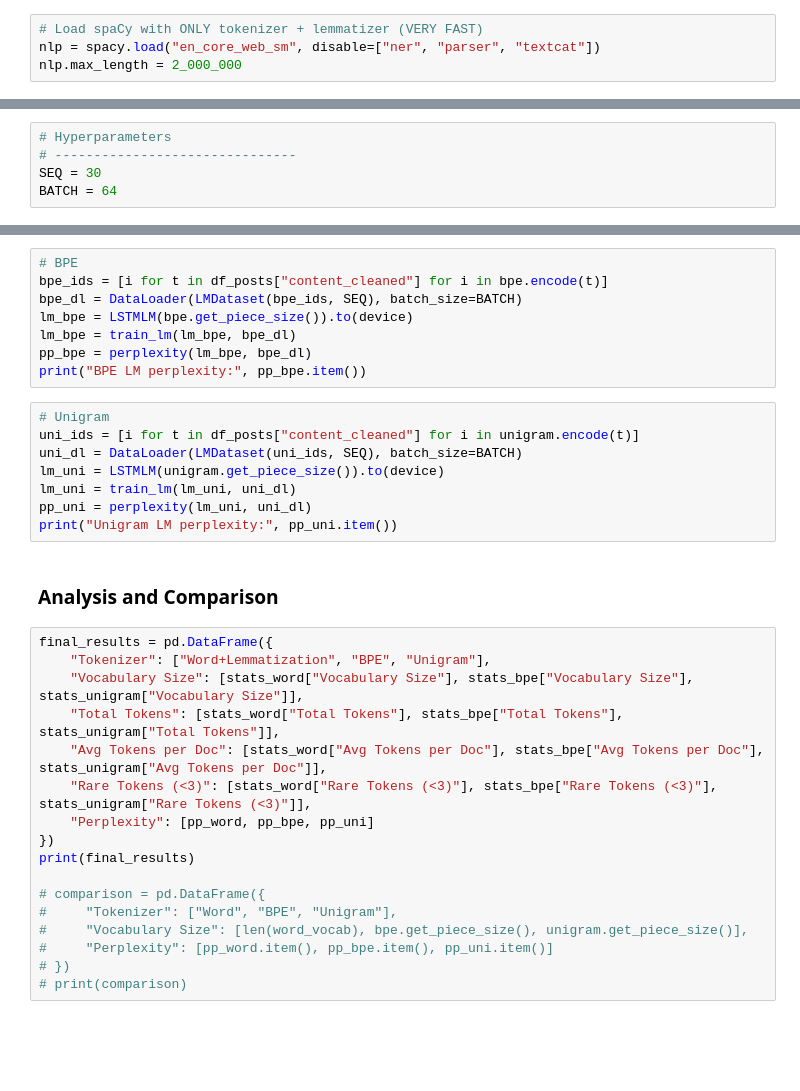
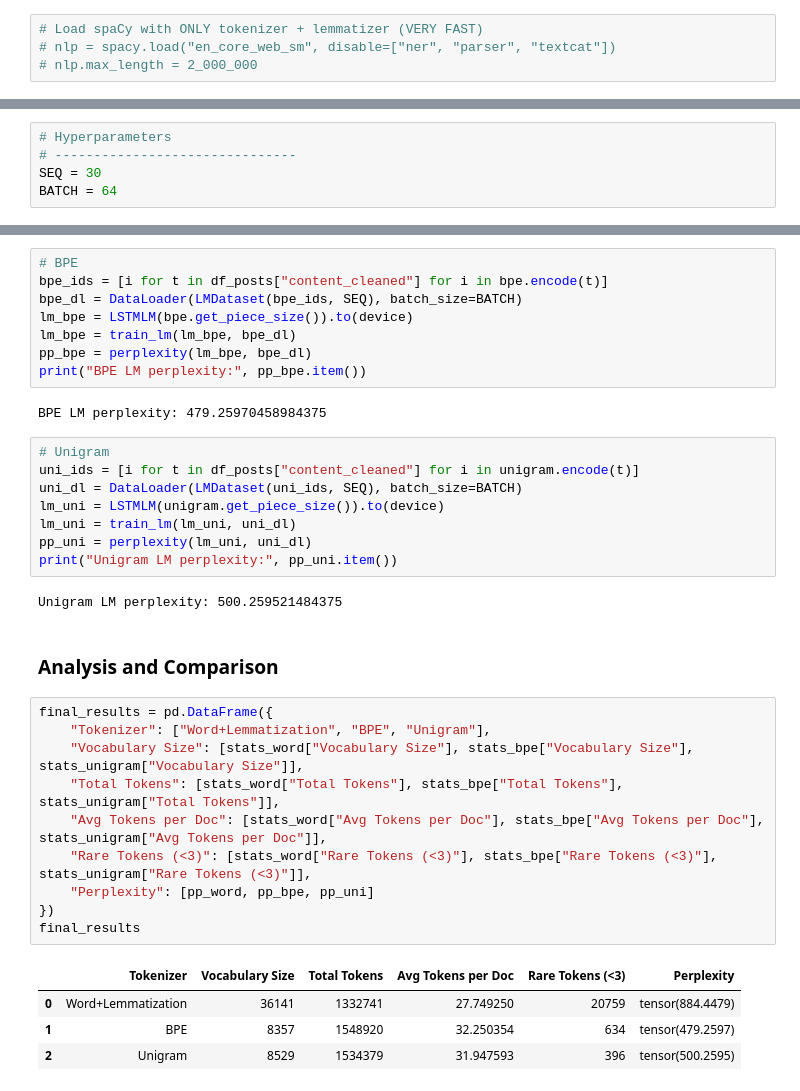
Before and after one commit to Starlight0901/Reddit_SriLanka_Social_Insight, a Jupyter notebook: Data Preprocessing and Feature Engineering.ipynb, the cells around one changed output, grey strips where cells are left out. Cells and saved outputs as stored; diff of their text form; blank space fills up the shorter version.

```diff
--- a/Data Preprocessing and Feature Engineering.ipynb
+++ b/Data Preprocessing and Feature Engineering.ipynb
@@ -172,8 +338,8 @@ df_posts.head()
 # Text Cleaning Pipeline
 # %%
 # Load spaCy with ONLY tokenizer + lemmatizer (VERY FAST)
-nlp = spacy.load("en_core_web_sm", disable=["ner", "parser", "textcat"])
-nlp.max_length = 2_000_000
+# nlp = spacy.load("en_core_web_sm", disable=["ner", "parser", "textcat"])
+# nlp.max_length = 2_000_000
 # %%
 # Define stopwords
 stop_words = set(stopwords.words('english'))
@@ -507,6 +735,8 @@ lm_bpe = LSTMLM(bpe.get_piece_size()).to(device)
 lm_bpe = train_lm(lm_bpe, bpe_dl)
 pp_bpe = perplexity(lm_bpe, bpe_dl)
 print("BPE LM perplexity:", pp_bpe.item())
+# %% [output]
+BPE LM perplexity: 479.25970458984375
 # %%
 # Unigram
 uni_ids = [i for t in df_posts["content_cleaned"] for i in unigram.encode(t)]
@@ -515,22 +745,22 @@ lm_uni = LSTMLM(unigram.get_piece_size()).to(device)
 lm_uni = train_lm(lm_uni, uni_dl)
 pp_uni = perplexity(lm_uni, uni_dl)
 print("Unigram LM perplexity:", pp_uni.item())
+# %% [output]
+Unigram LM perplexity: 500.259521484375
 # %% [markdown]
 ### Analysis and Comparison
 # %%
 final_results = pd.DataFrame({
     "Tokenizer": ["Word+Lemmatization", "BPE", "Unigram"],
     "Vocabulary Size": [stats_word["Vocabulary Size"], stats_bpe["Vocabulary Size"], stats_unigram["Vocabulary Size"]],
     "Total Tokens": [stats_word["Total Tokens"], stats_bpe["Total Tokens"], stats_unigram["Total Tokens"]],
     "Avg Tokens per Doc": [stats_word["Avg Tokens per Doc"], stats_bpe["Avg Tokens per Doc"], stats_unigram["Avg Tokens per Doc"]],
     "Rare Tokens (<3)": [stats_word["Rare Tokens (<3)"], stats_bpe["Rare Tokens (<3)"], stats_unigram["Rare Tokens (<3)"]],
     "Perplexity": [pp_word, pp_bpe, pp_uni]
 })
-print(final_results)
-
-# comparison = pd.DataFrame({
-#     "Tokenizer": ["Word", "BPE", "Unigram"],
-#     "Vocabulary Size": [len(word_vocab), bpe.get_piece_size(), unigram.get_piece_size()],
-#     "Perplexity": [pp_word.item(), pp_bpe.item(), pp_uni.item()]
-# })
-# print(comparison)
+final_results
+# %% [output]
+|  | Tokenizer | Vocabulary Size | Total Tokens | Avg Tokens per Doc | Rare Tokens (<3) | Perplexity |
+| 0 | Word+Lemmatization | 36141 | 1332741 | 27.749250 | 20759 | tensor(884.4479) |
+| 1 | BPE | 8357 | 1548920 | 32.250354 | 634 | tensor(479.2597) |
+| 2 | Unigram | 8529 | 1534379 | 31.947593 | 396 | tensor(500.2595) |
```
Also changed, not shown: parts of 30 cells of this notebook, 7 other files.
